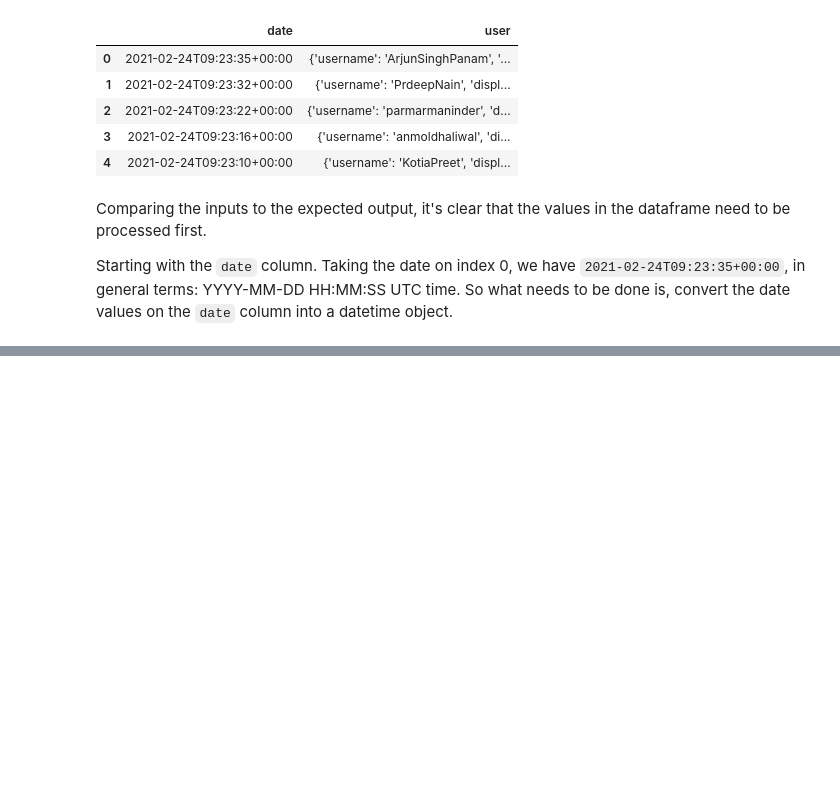
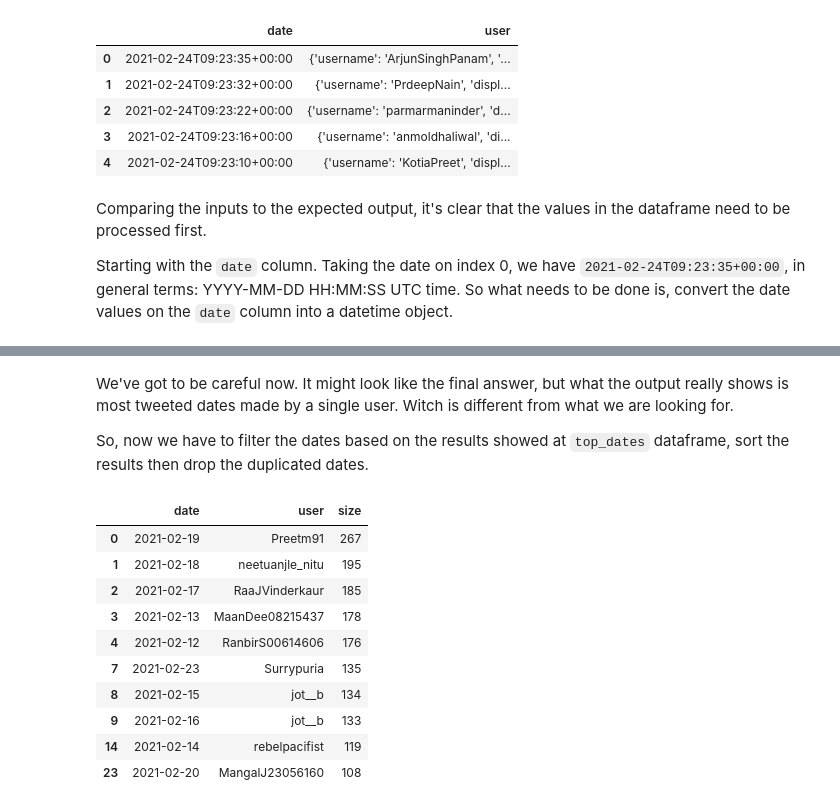
Before and after one commit to arthurkko/latam-challenge, a Jupyter notebook: src/challenge.ipynb, the cells around one changed output, grey strips where cells are left out. Cells and saved outputs as stored; diff of their text form; code cells hidden in the pictures; blank space fills up the shorter version.

```diff
--- a/src/challenge.ipynb
+++ b/src/challenge.ipynb
@@ -172,0 +211,20 @@ df_q1.only_date.group
+# %% [markdown]
+We've got to be careful now. It might look like the final answer, but what the output really shows is most tweeted dates made by a single user. Witch is different from what we are looking for.
+
+So, now we have to filter the dates based on the results showed at `top_dates` dataframe, sort the results then drop the duplicated dates.
+# %%
+dates = top_dates.date.to_list()
+top_users = grouped_user.set_index("date").loc[dates].sort_values(by="size", ascending=False).reset_index().drop_duplicates(subset=["date"])
+top_users
+# %% [output]
+|  | date | user | size |
+| 0 | 2021-02-19 | Preetm91 | 267 |
+| 1 | 2021-02-18 | neetuanjle_nitu | 195 |
+| 2 | 2021-02-17 | RaaJVinderkaur | 185 |
+| 3 | 2021-02-13 | MaanDee08215437 | 178 |
+| 4 | 2021-02-12 | RanbirS00614606 | 176 |
+| 7 | 2021-02-23 | Surrypuria | 135 |
+| 8 | 2021-02-15 | jot__b | 134 |
+| 9 | 2021-02-16 | jot__b | 133 |
+| 14 | 2021-02-14 | rebelpacifist | 119 |
+| 23 | 2021-02-20 | MangalJ23056160 | 108 |
```
Also changed, not shown: parts of 13 cells of this notebook, 1 other file.
